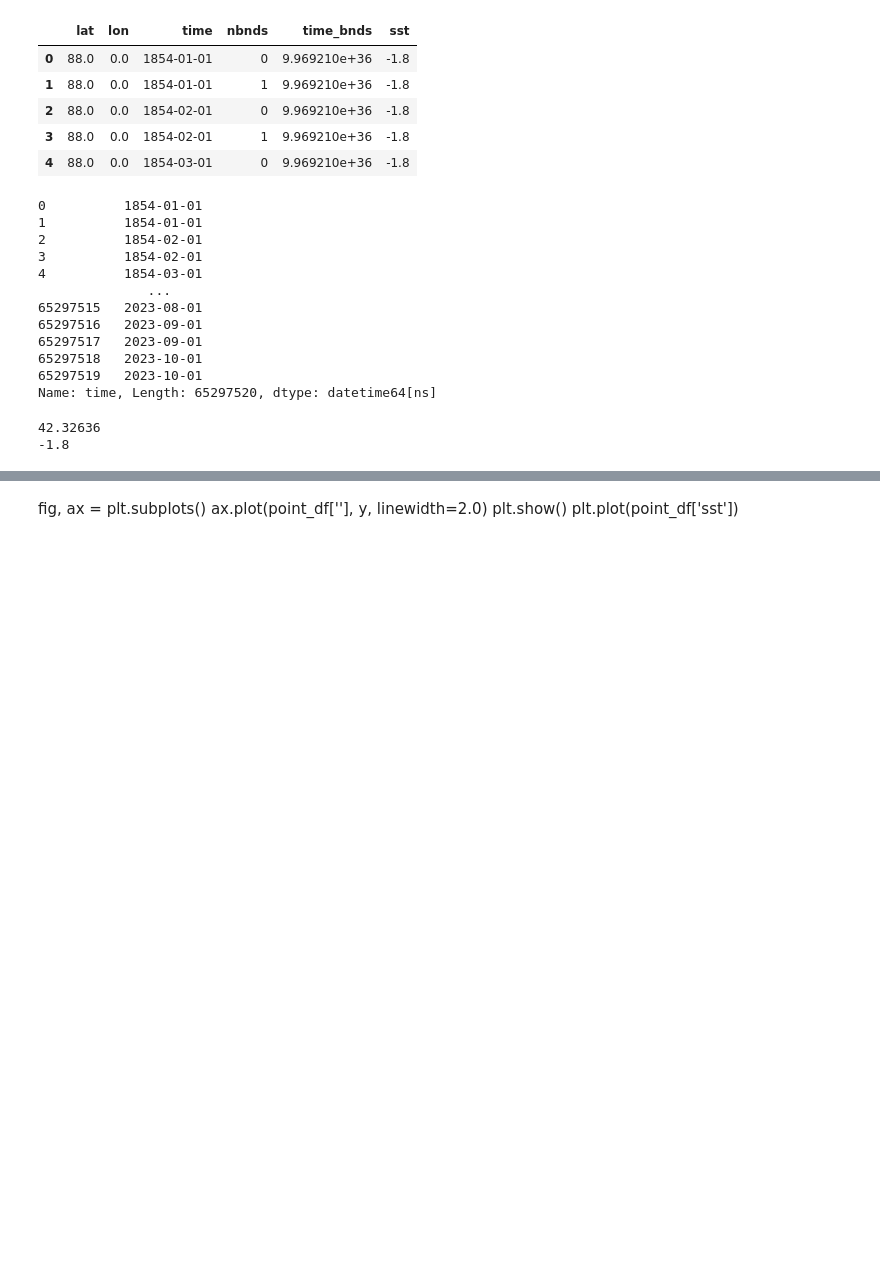
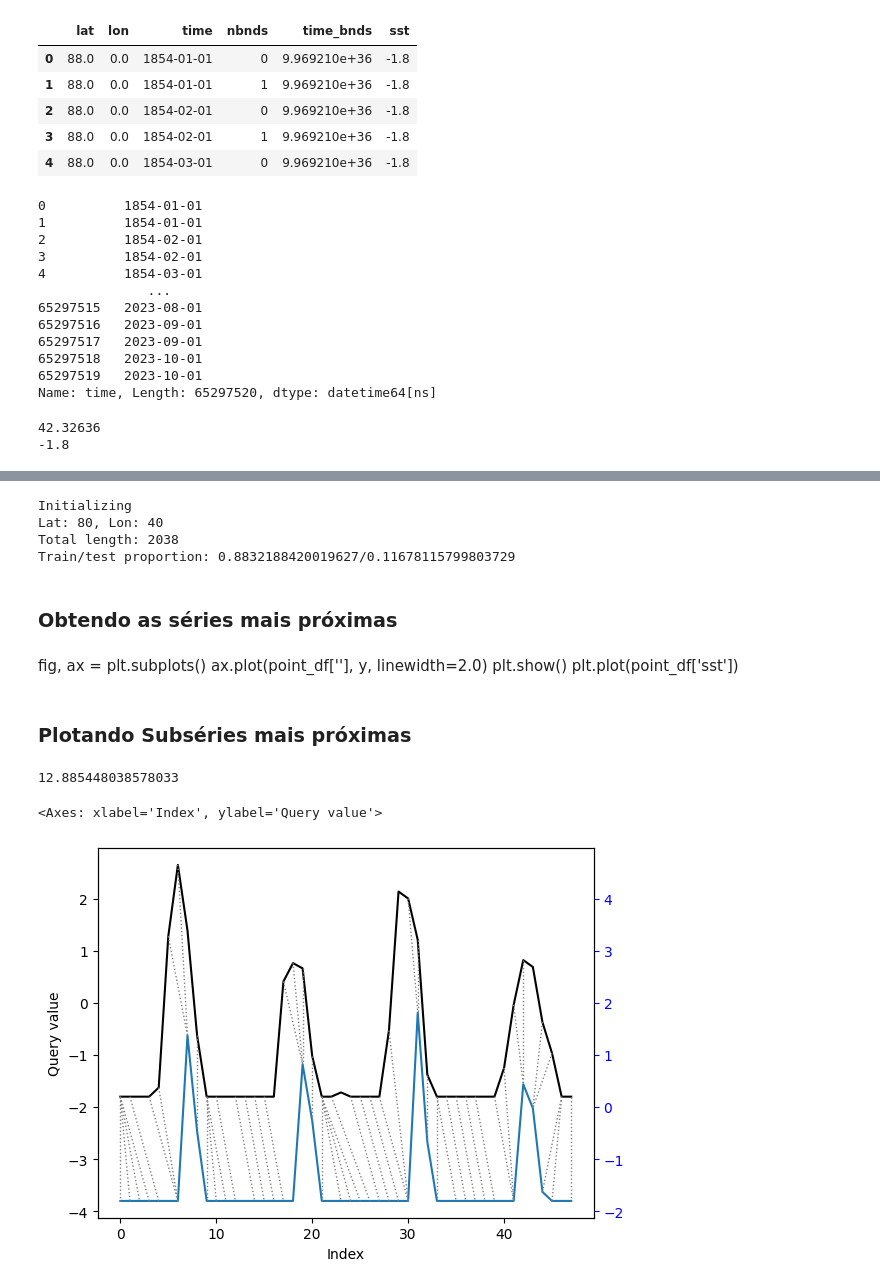
Before and after one commit to matheusvictal/sst-time-series-ml, a Jupyter notebook: sst_data.ipynb, the cells around one changed output, grey strips where cells are left out. Cells and saved outputs as stored; diff of their text form; code cells hidden in the pictures; blank space fills up the shorter version.

```diff
--- a/sst_data.ipynb
+++ b/sst_data.ipynb
@@ -271,3 +332,14 @@ plt.show()
+# %%
+s = SubserieDTW(df, 80, 40, 1800, 48)
+# %% [output]
+Initializing
+Lat: 80, Lon: 40
+Total length: 2038
+Train/test proportion: 0.8832188420019627/0.11678115799803729
+# %% [markdown]
+### Obtendo as séries mais próximas
+# %%
+nearest = s.get_nearest_subseries()
 # %% [markdown]
 fig, ax = plt.subplots()
 ax.plot(point_df[''], y, linewidth=2.0)
@@ -277,0 +348,9 @@ alignment = dtw(df['sst'], template, keep_internals=True)
+# %% [markdown]
+### Plotando Subséries mais próximas
+# %%
+print(nearest[0]['distance'])
+nearest[0]['alignment'].plot(type="twoway",offset=-2)
+# %% [output]
+12.885448038578033
+<Axes: xlabel='Index', ylabel='Query value'>
+[figure, added]
```
Also changed, not shown: parts of 31 cells of this notebook.
